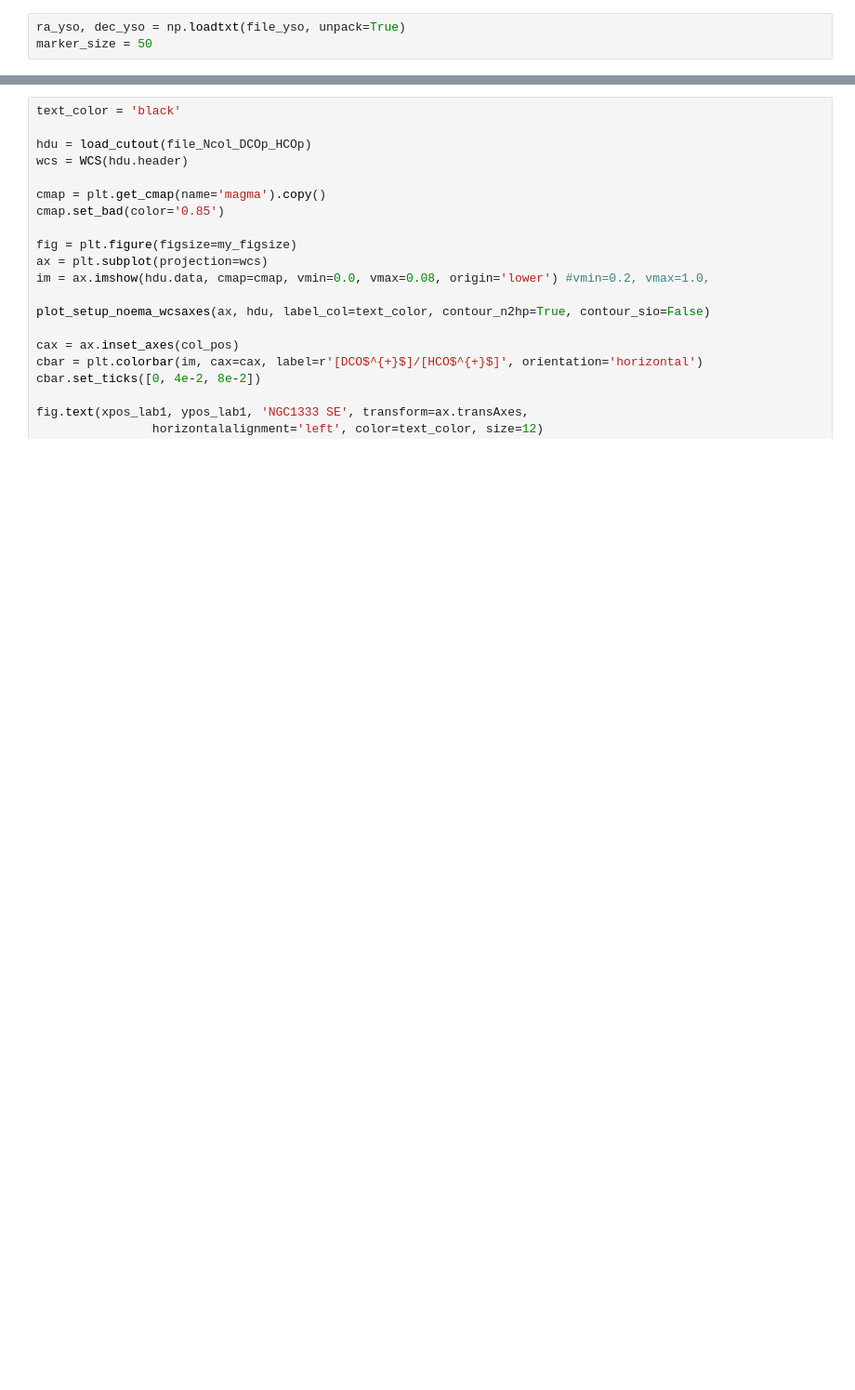
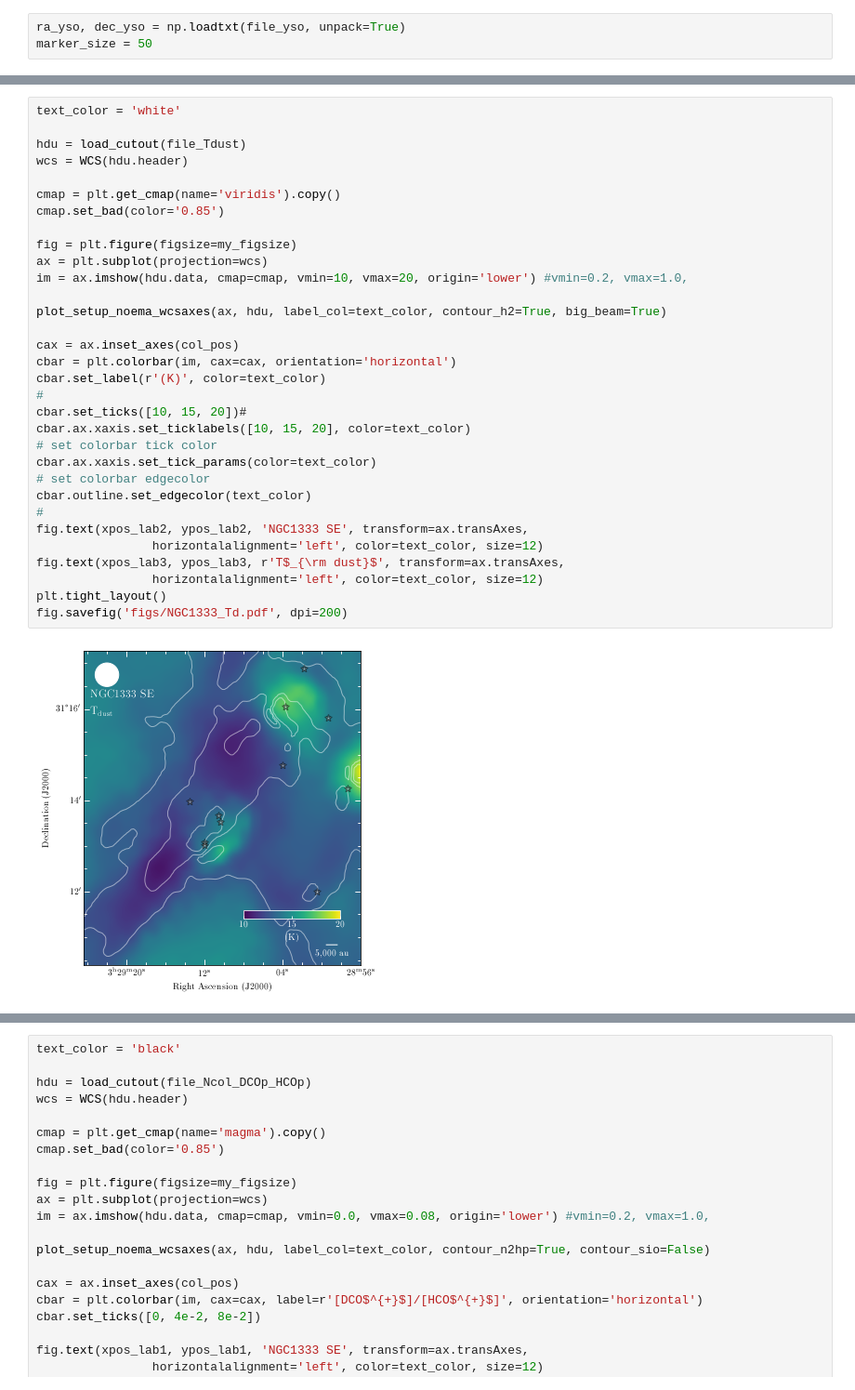
Before and after one commit to jpinedaf/NGC1333_NOEMA_Ions, a Jupyter notebook: NGC1333_Ions_Calculations.ipynb, the cells around one changed output, grey strips where cells are left out. Shown at 93% size. Drawn from its saved outputs; the diff is of its cells as text; blank space fills up the shorter version.

```diff
--- a/NGC1333_Ions_Calculations.ipynb
+++ b/NGC1333_Ions_Calculations.ipynb
@@ -176,3 +197,37 @@ def plot_setup_noema_wcsaxes(ax, hdu, label_col='black', contour_n2hp=False, con
+# %%
+text_color = 'white'
+
+hdu = load_cutout(file_Tdust)
+wcs = WCS(hdu.header)
+
+cmap = plt.get_cmap(name='viridis').copy()
+cmap.set_bad(color='0.85')
+
+fig = plt.figure(figsize=my_figsize)
+ax = plt.subplot(projection=wcs)
+im = ax.imshow(hdu.data, cmap=cmap, vmin=10, vmax=20, origin='lower') #vmin=0.2, vmax=1.0,
+
+plot_setup_noema_wcsaxes(ax, hdu, label_col=text_color, contour_h2=True, big_beam=True)
+
+cax = ax.inset_axes(col_pos)
+cbar = plt.colorbar(im, cax=cax, orientation='horizontal')
+cbar.set_label(r'(K)', color=text_color)
+#
+cbar.set_ticks([10, 15, 20])#
+cbar.ax.xaxis.set_ticklabels([10, 15, 20], color=text_color)
+# set colorbar tick color
+cbar.ax.xaxis.set_tick_params(color=text_color)
+# set colorbar edgecolor
+cbar.outline.set_edgecolor(text_color)
+#
+fig.text(xpos_lab2, ypos_lab2, 'NGC1333 SE', transform=ax.transAxes,
+                horizontalalignment='left', color=text_color, size=12)
+fig.text(xpos_lab3, ypos_lab3, r'T$_{\rm dust}$', transform=ax.transAxes,
+                horizontalalignment='left', color=text_color, size=12)
+plt.tight_layout()
+fig.savefig('figs/NGC1333_Td.pdf', dpi=200)
+# %% [output]
+[figure, added]
 # %%
 text_color = 'black'
 
```
Also changed, not shown: parts of 8 cells of this notebook, 6 other files.
